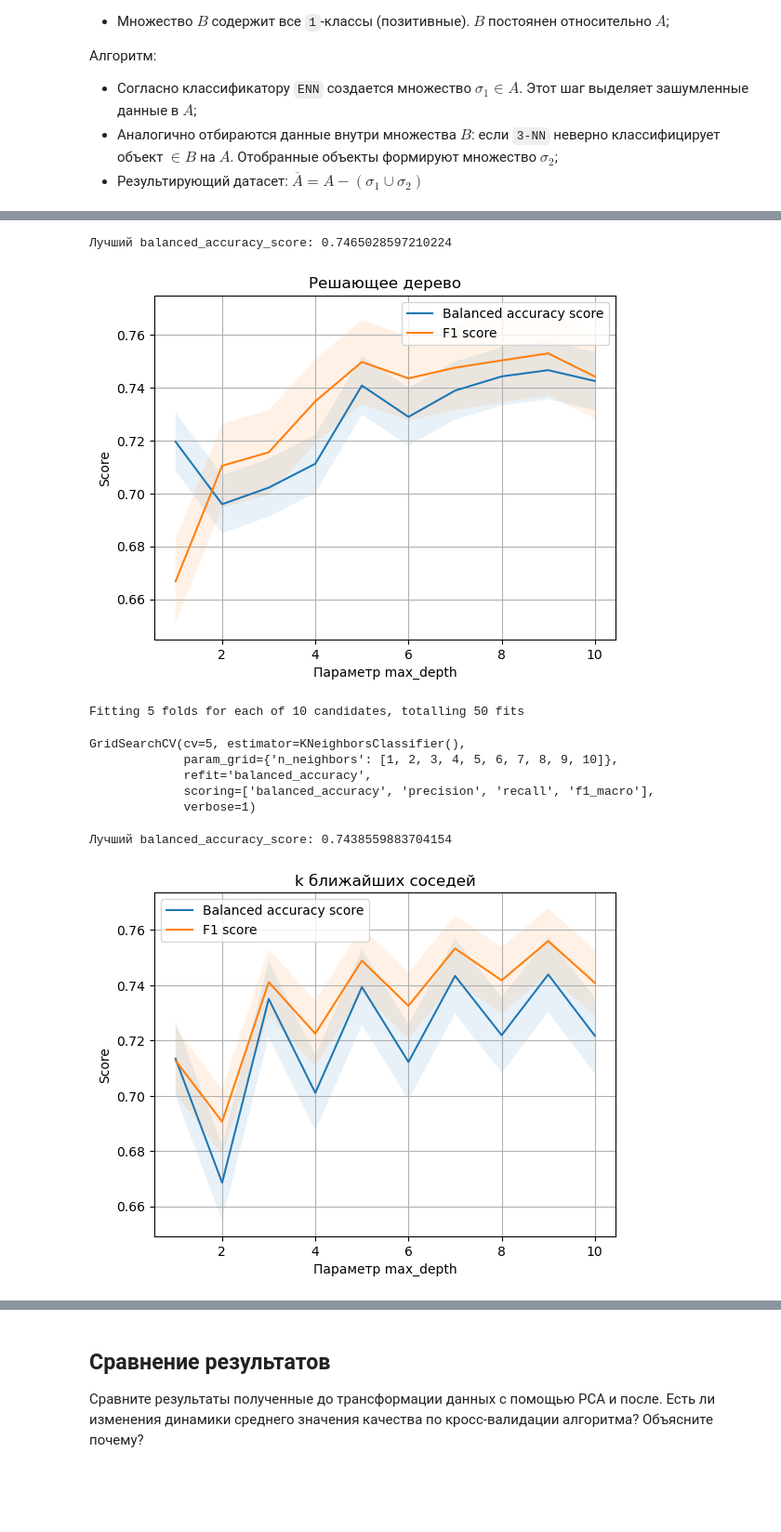
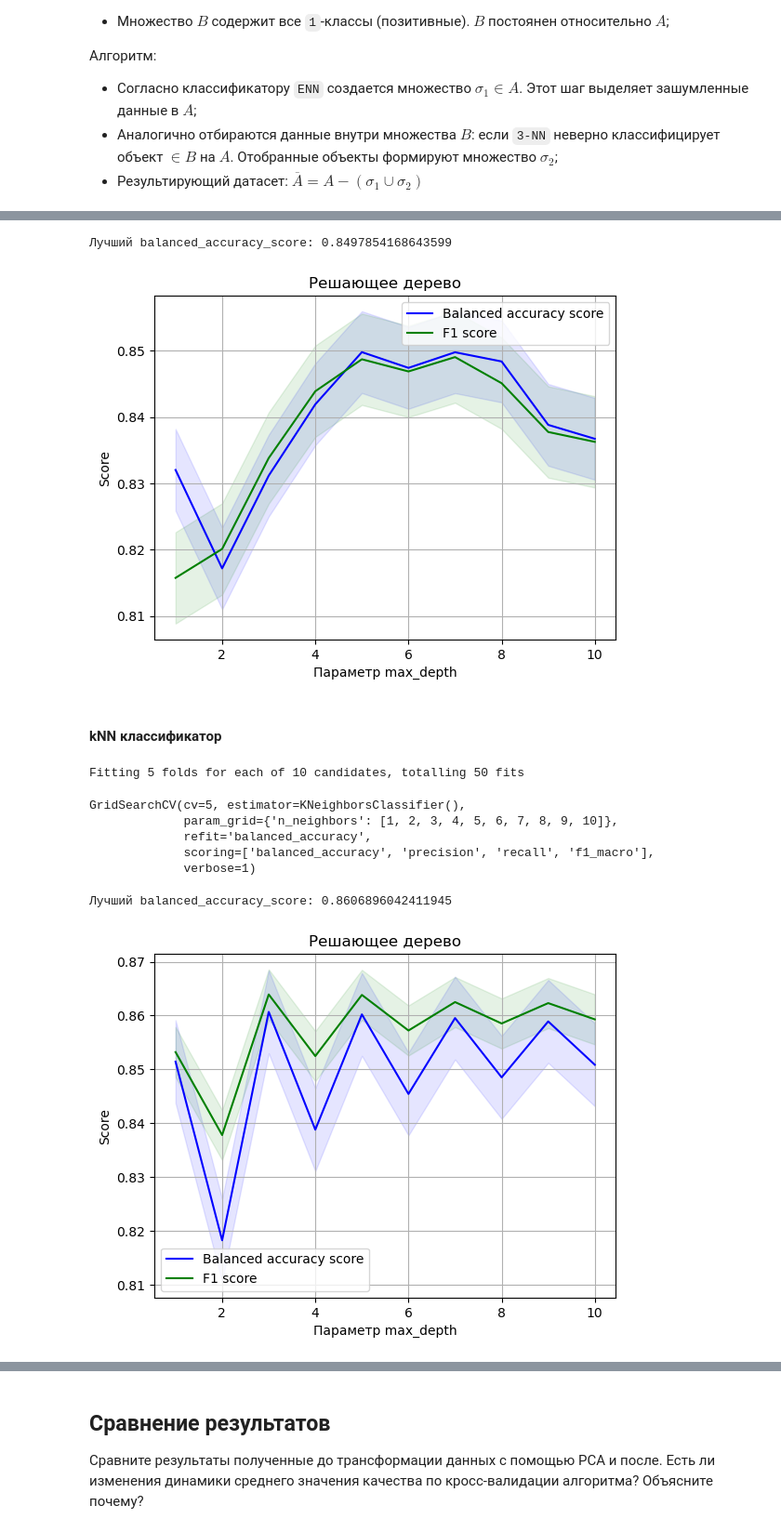
Before and after one commit to masl3noki/course-ML, a Jupyter notebook: Lab2_complex_task_var1/complex_task_var1.ipynb, the cells around one changed output, grey strips where cells are left out. Shown at 93% size. Saved outputs shown, nothing was run; the diff lists cells and outputs as text; code cells hidden in the pictures; blank space fills up the shorter version.

```diff
--- a/Lab2_complex_task_var1/complex_task_var1.ipynb
+++ b/Lab2_complex_task_var1/complex_task_var1.ipynb
@@ -580,0 +707,7 @@ plt.show()
+# %%
+param_grid = {'n_neighbors' : [1, 2, 3, 4, 5, 6, 7, 8, 9, 10] #без None
+             }
+
+estimator = KNeighborsClassifier()
+grid_search_kNN_wPCA_low = GridSearchCV(estimator=estimator, param_grid=param_grid, cv=cross_validation, verbose=1, refit='balanced_accuracy', scoring=grid_search_scoring)
+grid_search_kNN_wPCA_low.fit(X_train_pca_low, y_train)
@@ -580,0 +724,11 @@ plt.show()
+# %%
+pca_high = PCA(n_components=40, svd_solver='full', random_state=RANDOM_STATE) # Подобрал
+X_train_pca_high = pca_high.fit_transform(X_train)
+X_val_pca_high = pca_high.transform(X_val)
+# %%
+param_grid = {'n_neighbors' : [1, 2, 3, 4, 5, 6, 7, 8, 9, 10] #без None
+             }
+
+estimator = KNeighborsClassifier()
+grid_search_kNN_wPCA_high = GridSearchCV(estimator=estimator, param_grid=param_grid, cv=cross_validation, verbose=1, refit='balanced_accuracy', scoring=grid_search_scoring)
+grid_search_kNN_wPCA_high.fit(X_train_pca_high, y_train)
@@ -581,4 +774,5 @@ plt.show()
 # %%
-pca = PCA(n_components=48, svd_solver='full', random_state=RANDOM_STATE) # Подобрал
+pca = PCA(n_components=12, svd_solver='full', random_state=RANDOM_STATE) # Подобрал
 X_train_pca = pca.fit_transform(X_train)
+X_val_pca = pca.transform(X_val)
 X_test_pca = pca.transform(X_test)
@@ -607,17 +797,17 @@ dt_better = grid_search_dt_withPCA.best_estimator_
 # %%
 print(f"Лучший balanced_accuracy_score: {grid_search_dt_withPCA.best_score_}")
 
-(X_plot, Y_plot_acc, Y_plot_f1s) = create_plot_data(grid_search_dt_withPCA, x_col="param_max_depth")
+(X_plot, Y_plot) = create_plot_data(grid_search_dt_withPCA, x_col="param_max_depth")
 
 fig, ax = plt.subplots()
 
-CI = 1.96 * np.std(Y_plot_acc)/np.sqrt(len(Y_plot_acc))
-ax.plot(X_plot, Y_plot_acc, label='Balanced accuracy score')
-ax.fill_between(X_plot, (Y_plot_acc-CI), (Y_plot_acc+CI), alpha=.1)
+CI = 1.96 * np.std(Y_plot[0])/np.sqrt(len(Y_plot[0]))
+ax.plot(X_plot, Y_plot[0], label='Balanced accuracy score', color='b')
+ax.fill_between(X_plot, (Y_plot[0]-CI), (Y_plot[0]+CI), color='b', alpha=.1)
 
-CI = 1.96 * np.std(Y_plot_f1s)/np.sqrt(len(Y_plot_f1s))
-ax.plot(X_plot, Y_plot_f1s, label='F1 score')
-ax.fill_between(X_plot, (Y_plot_f1s-CI), (Y_plot_f1s+CI), alpha=.1)
+CI = 1.96 * np.std(Y_plot[1])/np.sqrt(len(Y_plot[1]))
+ax.plot(X_plot, Y_plot[1], label='F1 score', color='g')
+ax.fill_between(X_plot, (Y_plot[1]-CI), (Y_plot[1]+CI), color='g', alpha=.1)
 
 ax.set(xlabel='Параметр max_depth', ylabel='Score',
        title='Решающее дерево')
@@ -626,8 +816,10 @@ ax.legend()
 
 plt.show()
 # %% [output]
-Лучший balanced_accuracy_score: 0.7465028597210224
+Лучший balanced_accuracy_score: 0.8497854168643599
-[figure, old version]
+[figure, new version]
+# %% [markdown]
+#### kNN классификатор
 # %%
 param_grid = {'n_neighbors' : [1, 2, 3, 4, 5, 6, 7, 8, 9, 10] #без None
              }
@@ -647,24 +839,24 @@ kNN_better = grid_search_kNN_withPCA.best_estimator_
 # %%
 print(f"Лучший balanced_accuracy_score: {grid_search_kNN_withPCA.best_score_}")
 
-(X_plot, Y_plot_acc, Y_plot_f1s) = create_plot_data(grid_search_kNN_withPCA, x_col="param_n_neighbors")
+(X_plot, Y_plot) = create_plot_data(grid_search_kNN_withPCA, x_col="param_n_neighbors")
 
 fig, ax = plt.subplots()
 
-CI = 1.96 * np.std(Y_plot_acc)/np.sqrt(len(Y_plot_acc))
-ax.plot(X_plot, Y_plot_acc, label='Balanced accuracy score')
-ax.fill_between(X_plot, (Y_plot_acc-CI), (Y_plot_acc+CI), alpha=.1)
+CI = 1.96 * np.std(Y_plot[0])/np.sqrt(len(Y_plot[0]))
+ax.plot(X_plot, Y_plot[0], label='Balanced accuracy score', color='b')
+ax.fill_between(X_plot, (Y_plot[0]-CI), (Y_plot[0]+CI), color='b', alpha=.1)
 
-CI = 1.96 * np.std(Y_plot_f1s)/np.sqrt(len(Y_plot_f1s))
-ax.plot(X_plot, Y_plot_f1s, label='F1 score')
-ax.fill_between(X_plot, (Y_plot_f1s-CI), (Y_plot_f1s+CI), alpha=.1)
+CI = 1.96 * np.std(Y_plot[1])/np.sqrt(len(Y_plot[1]))
+ax.plot(X_plot, Y_plot[1], label='F1 score', color='g')
+ax.fill_between(X_plot, (Y_plot[1]-CI), (Y_plot[1]+CI), color='g', alpha=.1)
 
 ax.set(xlabel='Параметр max_depth', ylabel='Score',
-       title='k ближайших соседей')
+       title='Решающее дерево')
 ax.grid()
 ax.legend()
 
 plt.show()
 # %% [output]
-Лучший balanced_accuracy_score: 0.7438559883704154
+Лучший balanced_accuracy_score: 0.8606896042411945
-[figure, old version]
+[figure, new version]
```
Also changed, not shown: parts of 56 cells of this notebook.
